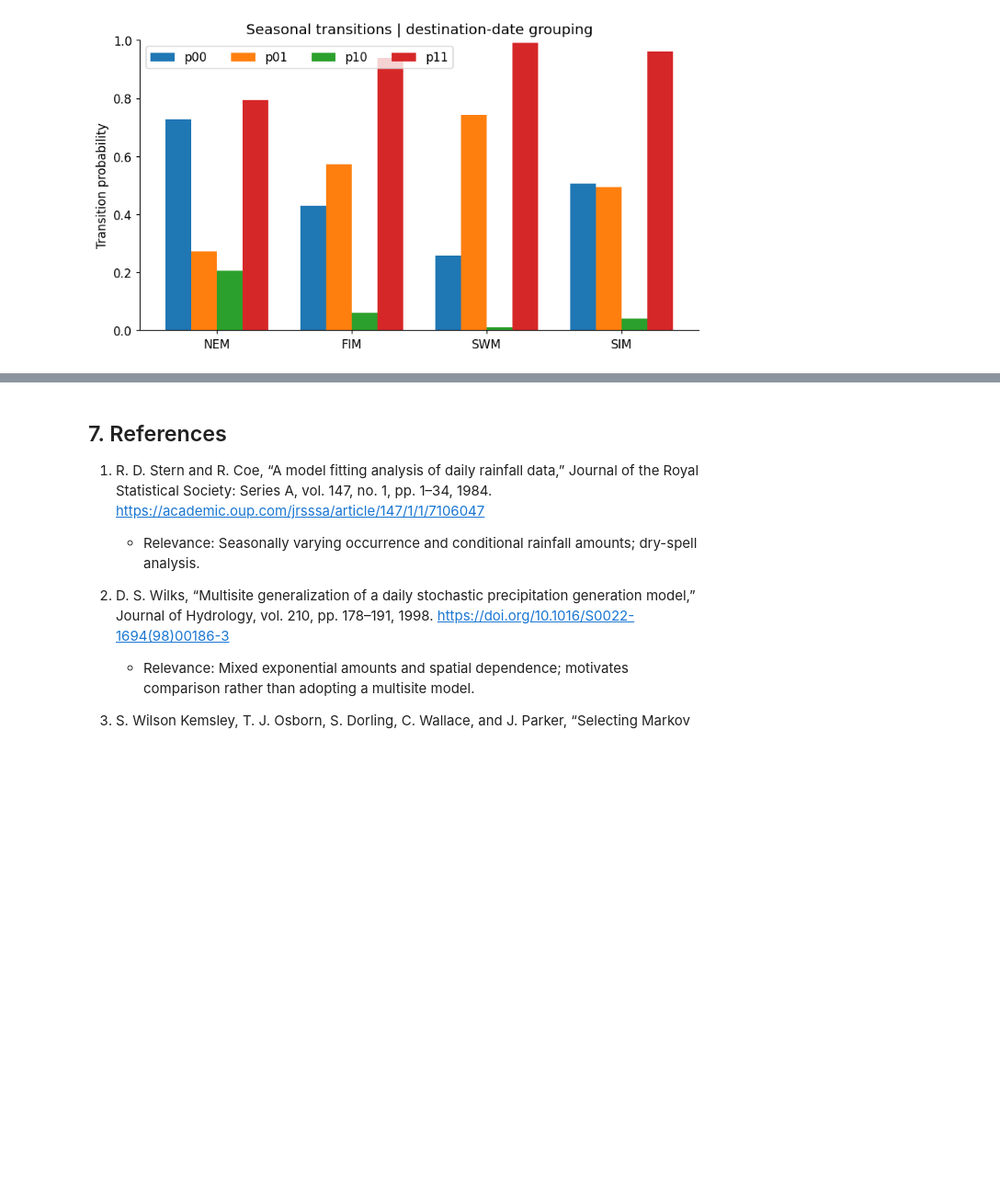
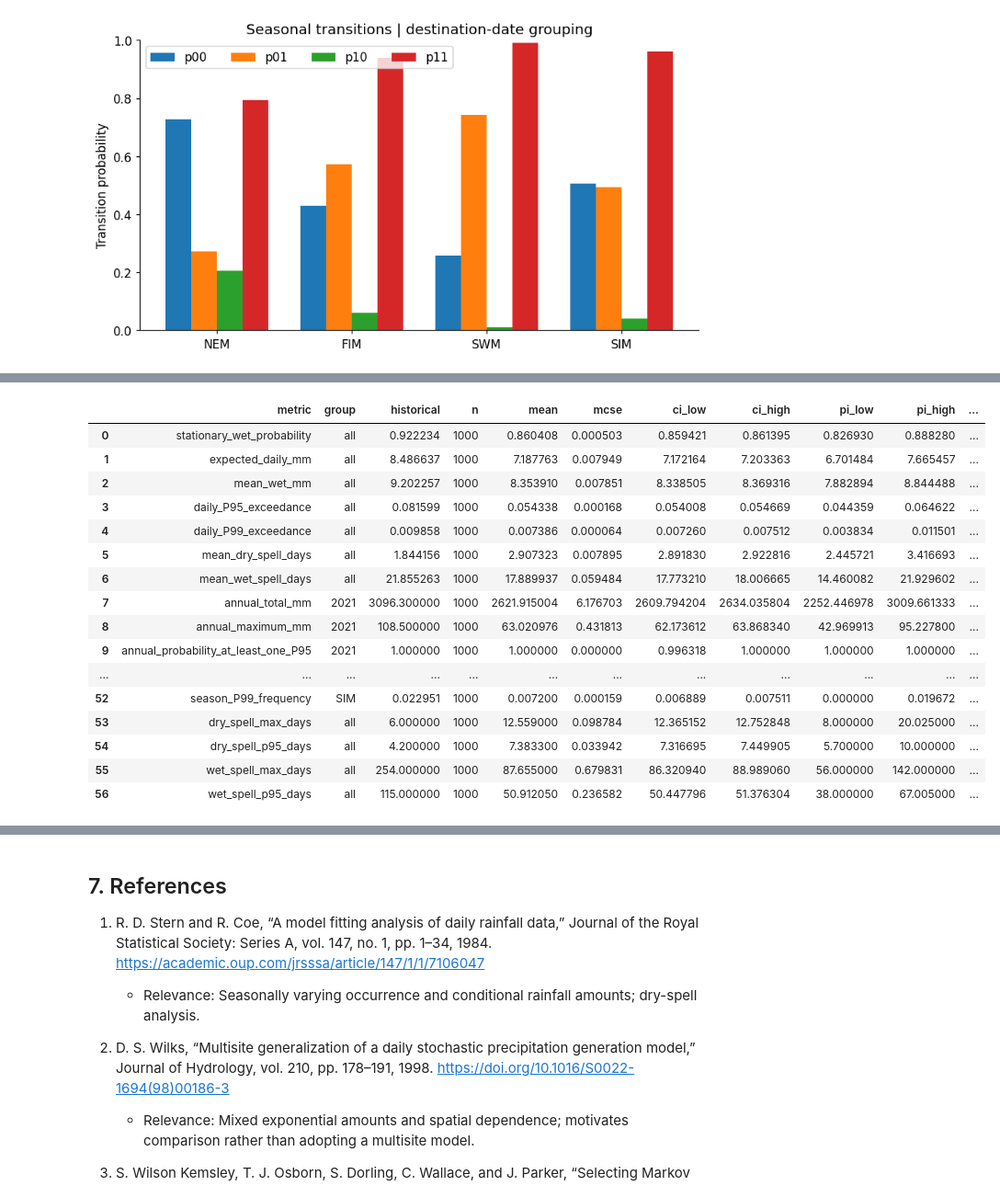
Before and after one commit to DilaraLiyanage/colombo-rainfall-simulator, a Jupyter notebook: notebook/colombo-rainfall-simulator.ipynb, the cells around one changed output, grey strips where cells are left out. Shown at 92% size. Saved outputs shown, nothing was run; the diff lists cells and outputs as text; code cells hidden in the pictures; blank space fills up the shorter version.

```diff
--- a/notebook/colombo-rainfall-simulator.ipynb
+++ b/notebook/colombo-rainfall-simulator.ipynb
@@ -583,0 +1037,81 @@ Generated outputs: 31 | elapsed seconds: 32.44
+# %%
+%%scientific
+# C21
+calendar=pd.DatetimeIndex(evaluation.date)
+assert len(calendar)==1826 and pd.Timestamp('2024-02-29') in calendar
+hold_states,hold_amounts=ensemble(len(calendar),EXPERIMENT['holdout_reps'],*MODEL,namespace=(3,),initial=int(cal.is_wet.iloc[-1]))
+observed_states=evaluation.is_wet.to_numpy(dtype=int)[None,:]
+observed_amounts=evaluation.model_rainfall_mm.to_numpy()[None,:]
+hold_stats=trajectory_stats(hold_states,hold_amounts,q95,q99)
+observed_stats=trajectory_stats(observed_states,observed_amounts,q95,q99)
+hold_rows=[]
+def compare(metric,group,actual,simulated):
+    result=uncertainty(simulated)
+    hold_rows.append(dict(metric=metric,group=str(group),historical=float(actual),**result,absolute_error=abs(result['mean']-actual),relative_error=abs(result['mean']-actual)/abs(actual) if actual else np.nan,inside_pi=result['pi_low']<=actual<=result['pi_high']))
+for metric in hold_stats:
+    compare(metric,'all',observed_stats[metric].iloc[0],hold_stats[metric])
+years=calendar.year.unique()
+annual_sim=[]
+annual_obs=[]
+maxima_sim=[]
+maxima_obs=[]
+events_sim=[]
+events_obs=[]
+for year in years:
+    mask=calendar.year==year
+    totals=hold_amounts[:,mask].sum(axis=1)
+    actual=observed_amounts[:,mask].sum()
+    maxima=hold_amounts[:,mask].max(axis=1)
+    actual_max=observed_amounts[:,mask].max()
+    event=(hold_amounts[:,mask]>q95).any(axis=1)
+    actual_event=(observed_amounts[:,mask]>q95).any()
+    annual_sim.append(totals)
+    annual_obs.append(actual)
+    maxima_sim.append(maxima)
+    maxima_obs.append(actual_max)
+    events_sim.append(event)
+    events_obs.append(actual_event)
+    compare('annual_total_mm',year,actual,totals)
+    compare('annual_maximum_mm',year,actual_max,maxima)
+    compare('annual_probability_at_least_one_P95',year,actual_event,event)
+    interval = stats.binomtest(int(event.sum()),len(event)).proportion_ci(confidence_level=EXPERIMENT['confidence'],method='exact')
+    hold_rows[-1].update(ci_low=interval.low,ci_high=interval.high,ci_method='exact binomial')
+compare('mean_annual_total_mm','all',np.mean(annual_obs),np.mean(annual_sim,axis=0))
+compare('mean_annual_maximum_mm','all',np.mean(maxima_obs),np.mean(maxima_sim,axis=0))
+compare('annual_probability_at_least_one_P95','all',np.mean(events_obs),np.mean(events_sim,axis=0))
+for month in range(1,13):
+    masks=[(calendar.month==month)&(calendar.year==year) for year in years]
+    compare('monthly_total_mm',month,np.mean([observed_amounts[:,m].sum() for m in masks]),np.mean([hold_amounts[:,m].sum(axis=1) for m in masks],axis=0))
+for season in seasons:
+    mask=evaluation.season.to_numpy()==season
+    for metric,actual,simulated in [('season_daily_mm',observed_amounts[:,mask].mean(),hold_amounts[:,mask].mean(axis=1)),('season_wet_frequency',observed_states[:,mask].mean(),hold_states[:,mask].mean(axis=1)),('season_P95_frequency',(observed_amounts[:,mask]>q95).mean(),(hold_amounts[:,mask]>q95).mean(axis=1)),('season_P99_frequency',(observed_amounts[:,mask]>q99).mean(),(hold_amounts[:,mask]>q99).mean(axis=1))]:
+        compare(metric,season,actual,simulated)
+for state, label in [(0,'dry'),(1,'wet')]:
+    empirical_runs = complete_spells(observed_states[0],state)
+    simulated_runs = [complete_spells(row,state) for row in hold_states]
+    for statistic, function in [('max',np.max),('p95',lambda a: np.quantile(a,.95))]:
+        compare(f'{label}_spell_{statistic}_days','all',function(empirical_runs),np.array([function(run) if len(run) else np.nan for run in simulated_runs]))
+holdout=pd.DataFrame(hold_rows)
+holdout.to_csv(PROCESSED_DIR/'holdout_comparison.csv',index=False)
+hold_stats.to_csv(PROCESSED_DIR/'holdout_trajectory_statistics.csv',index=False)
+aggregate_errors=pd.DataFrame([dict(metric=label,mae=np.mean(abs(g.historical-g['mean'])),rmse=np.sqrt(np.mean((g.historical-g['mean'])**2))) for label,g in holdout[holdout.metric.isin(['monthly_total_mm','season_daily_mm'])].groupby('metric')])
+aggregate_errors.to_csv(PROCESSED_DIR/'holdout_aggregate_errors.csv',index=False)
+display(holdout,aggregate_errors)
+# %% [output]
+|  | metric | group | historical | n | mean | mcse | ci_low | ci_high | pi_low | pi_high | ... |
+| 0 | stationary_wet_probability | all | 0.922234 | 1000 | 0.860408 | 0.000503 | 0.859421 | 0.861395 | 0.826930 | 0.888280 | ... |
+| 1 | expected_daily_mm | all | 8.486637 | 1000 | 7.187763 | 0.007949 | 7.172164 | 7.203363 | 6.701484 | 7.665457 | ... |
+| 2 | mean_wet_mm | all | 9.202257 | 1000 | 8.353910 | 0.007851 | 8.338505 | 8.369316 | 7.882894 | 8.844488 | ... |
+| 3 | daily_P95_exceedance | all | 0.081599 | 1000 | 0.054338 | 0.000168 | 0.054008 | 0.054669 | 0.044359 | 0.064622 | ... |
+| 4 | daily_P99_exceedance | all | 0.009858 | 1000 | 0.007386 | 0.000064 | 0.007260 | 0.007512 | 0.003834 | 0.011501 | ... |
+| 5 | mean_dry_spell_days | all | 1.844156 | 1000 | 2.907323 | 0.007895 | 2.891830 | 2.922816 | 2.445721 | 3.416693 | ... |
+| 6 | mean_wet_spell_days | all | 21.855263 | 1000 | 17.889937 | 0.059484 | 17.773210 | 18.006665 | 14.460082 | 21.929602 | ... |
+| 7 | annual_total_mm | 2021 | 3096.300000 | 1000 | 2621.915004 | 6.176703 | 2609.794204 | 2634.035804 | 2252.446978 | 3009.661333 | ... |
+| 8 | annual_maximum_mm | 2021 | 108.500000 | 1000 | 63.020976 | 0.431813 | 62.173612 | 63.868340 | 42.969913 | 95.227800 | ... |
+| 9 | annual_probability_at_least_one_P95 | 2021 | 1.000000 | 1000 | 1.000000 | 0.000000 | 0.996318 | 1.000000 | 1.000000 | 1.000000 | ... |
+| ... | ... | ... | ... | ... | ... | ... | ... | ... | ... | ... | ... |
+| 52 | season_P99_frequency | SIM | 0.022951 | 1000 | 0.007200 | 0.000159 | 0.006889 | 0.007511 | 0.000000 | 0.019672 | ... |
+| 53 | dry_spell_max_days | all | 6.000000 | 1000 | 12.559000 | 0.098784 | 12.365152 | 12.752848 | 8.000000 | 20.025000 | ... |
+| 54 | dry_spell_p95_days | all | 4.200000 | 1000 | 7.383300 | 0.033942 | 7.316695 | 7.449905 | 5.700000 | 10.000000 | ... |
+| 55 | wet_spell_max_days | all | 254.000000 | 1000 | 87.655000 | 0.679831 | 86.320940 | 88.989060 | 56.000000 | 142.000000 | ... |
+| 56 | wet_spell_p95_days | all | 115.000000 | 1000 | 50.912050 | 0.236582 | 50.447796 | 51.376304 | 38.000000 | 67.005000 | ... |
```
Also changed, not shown: parts of 35 cells of this notebook, 28 other files.
